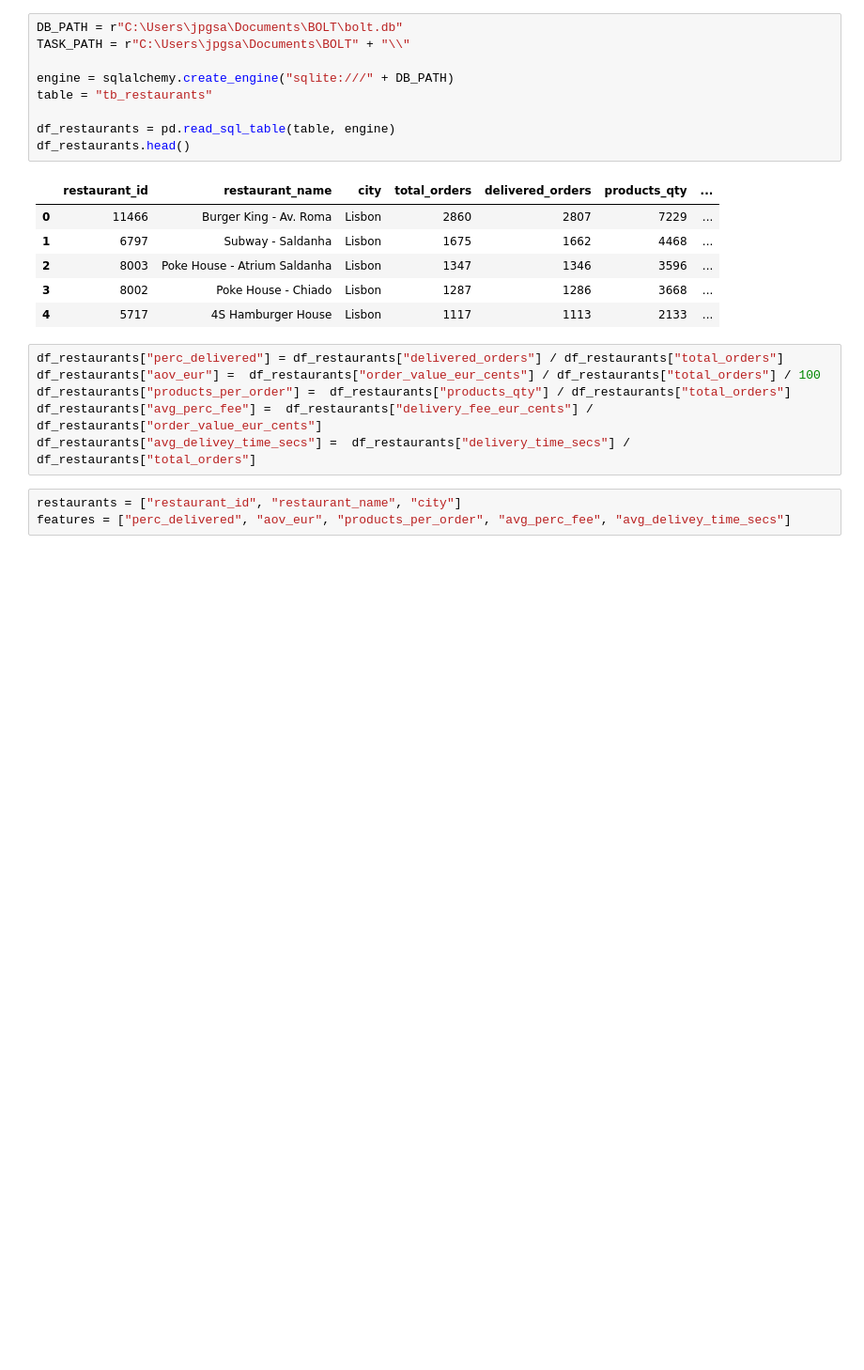
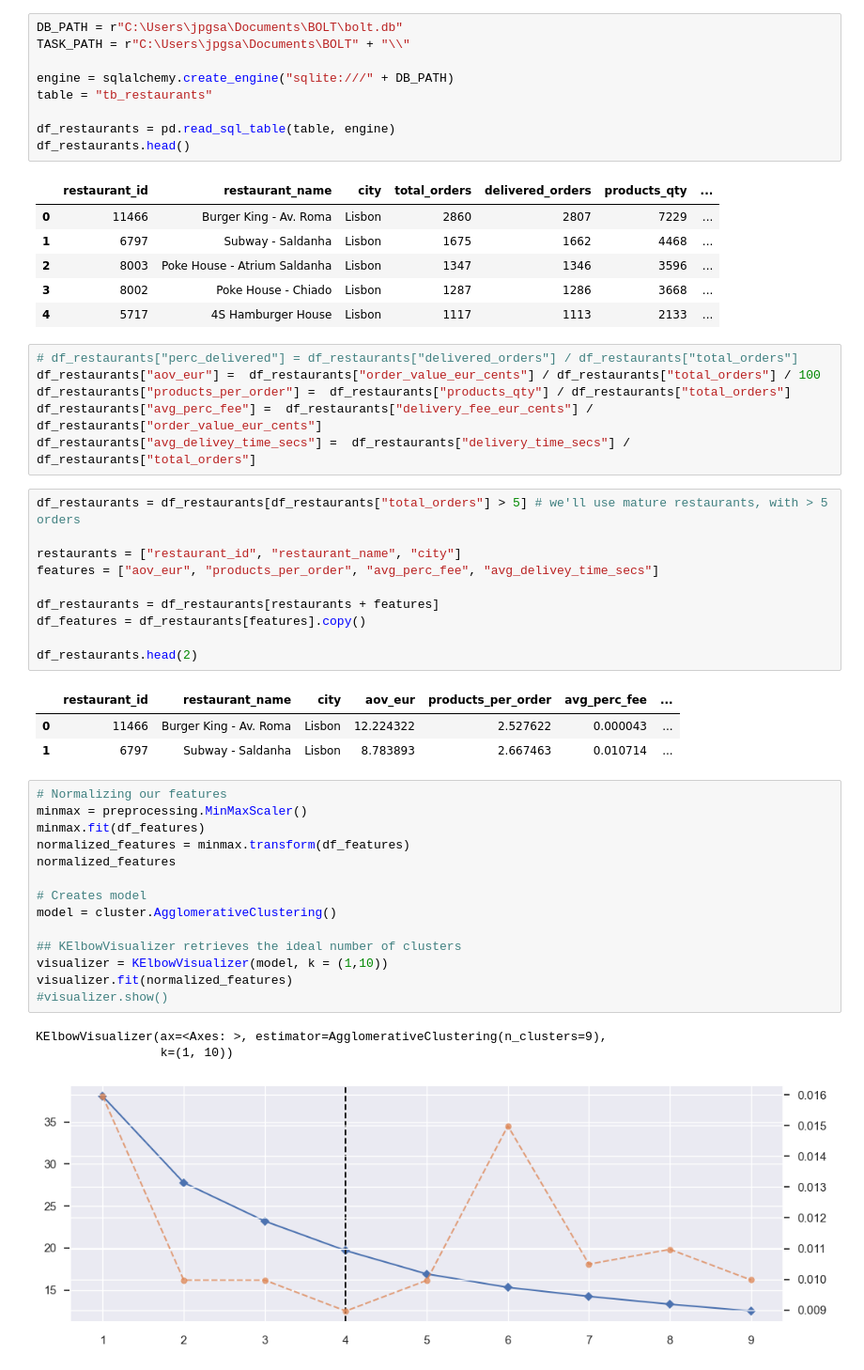
Before and after one commit to jsamu1994/data-challenge-jan-2024, a Jupyter notebook: python_files/exploring_dataset_2.ipynb, the cells around one changed output. Shown at 94% size. Drawn from its saved outputs; the diff is of its cells as text; blank space fills up the shorter version.

```diff
--- a/python_files/exploring_dataset_2.ipynb
+++ b/python_files/exploring_dataset_2.ipynb
@@ -471,11 +472,40 @@ df_restaurants.head()
 | 3 | 8002 | Poke House - Chiado | Lisbon | 1287 | 1286 | 3668 | ... |
 | 4 | 5717 | 4S Hamburger House | Lisbon | 1117 | 1113 | 2133 | ... |
 # %%
-df_restaurants["perc_delivered"] = df_restaurants["delivered_orders"] / df_restaurants["total_orders"]
+# df_restaurants["perc_delivered"] = df_restaurants["delivered_orders"] / df_restaurants["total_orders"]
 df_restaurants["aov_eur"] =  df_restaurants["order_value_eur_cents"] / df_restaurants["total_orders"] / 100
 df_restaurants["products_per_order"] =  df_restaurants["products_qty"] / df_restaurants["total_orders"]
 df_restaurants["avg_perc_fee"] =  df_restaurants["delivery_fee_eur_cents"] / df_restaurants["order_value_eur_cents"]
 df_restaurants["avg_delivey_time_secs"] =  df_restaurants["delivery_time_secs"] / df_restaurants["total_orders"]
-# %%
-restaurants = ["restaurant_id", "restaurant_name", "city"]
-features = ["perc_delivered", "aov_eur", "products_per_order", "avg_perc_fee", "avg_delivey_time_secs"]
+# %%
+df_restaurants = df_restaurants[df_restaurants["total_orders"] > 5] # we'll use mature restaurants, with > 5 orders
+
+restaurants = ["restaurant_id", "restaurant_name", "city"]
+features = ["aov_eur", "products_per_order", "avg_perc_fee", "avg_delivey_time_secs"]
+
+df_restaurants = df_restaurants[restaurants + features]
+df_features = df_restaurants[features].copy()
+
+df_restaurants.head(2)
+# %% [output]
+|  | restaurant_id | restaurant_name | city | aov_eur | products_per_order | avg_perc_fee | ... |
+| 0 | 11466 | Burger King - Av. Roma | Lisbon | 12.224322 | 2.527622 | 0.000043 | ... |
+| 1 | 6797 | Subway - Saldanha | Lisbon | 8.783893 | 2.667463 | 0.010714 | ... |
+# %%
+# Normalizing our features
+minmax = preprocessing.MinMaxScaler()
+minmax.fit(df_features)
+normalized_features = minmax.transform(df_features)
+normalized_features
+
+# Creates model
+model = cluster.AgglomerativeClustering()
+
+## KElbowVisualizer retrieves the ideal number of clusters
+visualizer = KElbowVisualizer(model, k = (1,10))
+visualizer.fit(normalized_features)
+#visualizer.show()
+# %% [output]
+KElbowVisualizer(ax=<Axes: >, estimator=AgglomerativeClustering(n_clusters=9),
+                 k=(1, 10))
+[figure, added]
```
Also changed, not shown: parts of 4 cells of this notebook.
